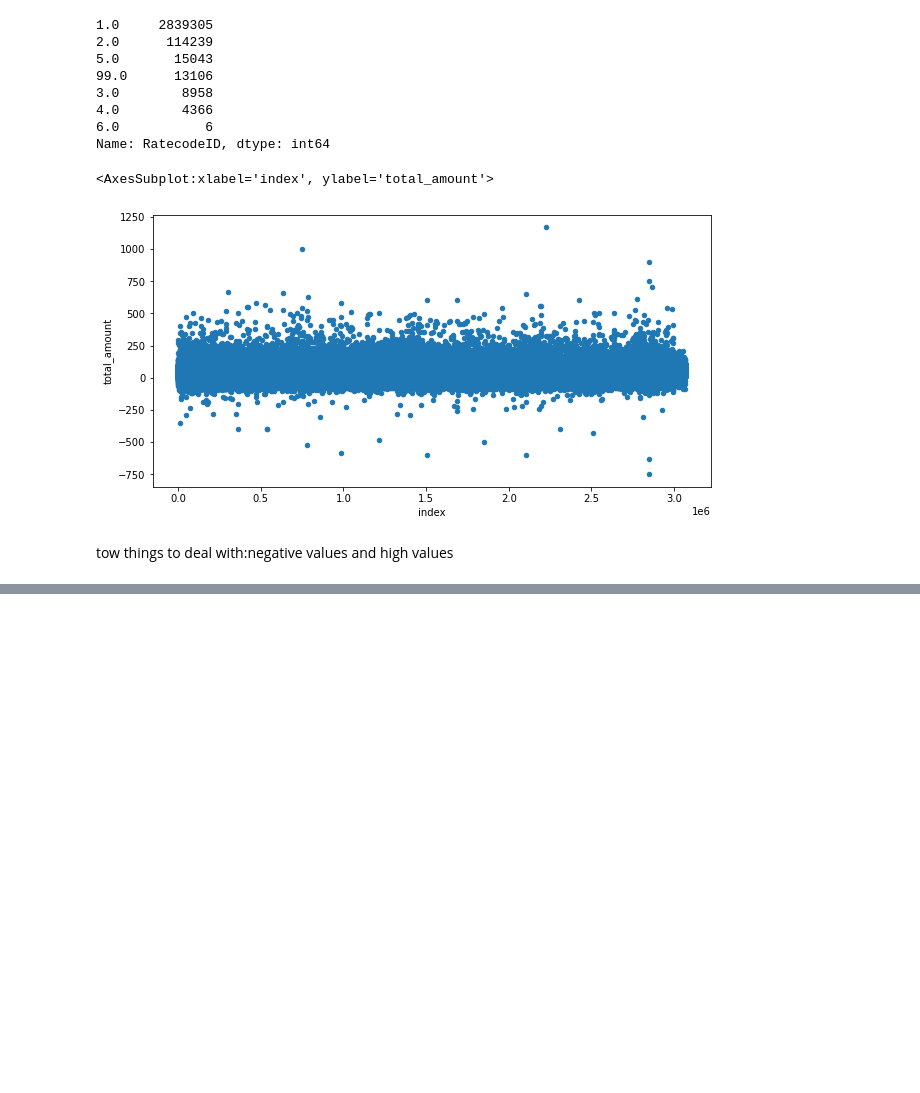
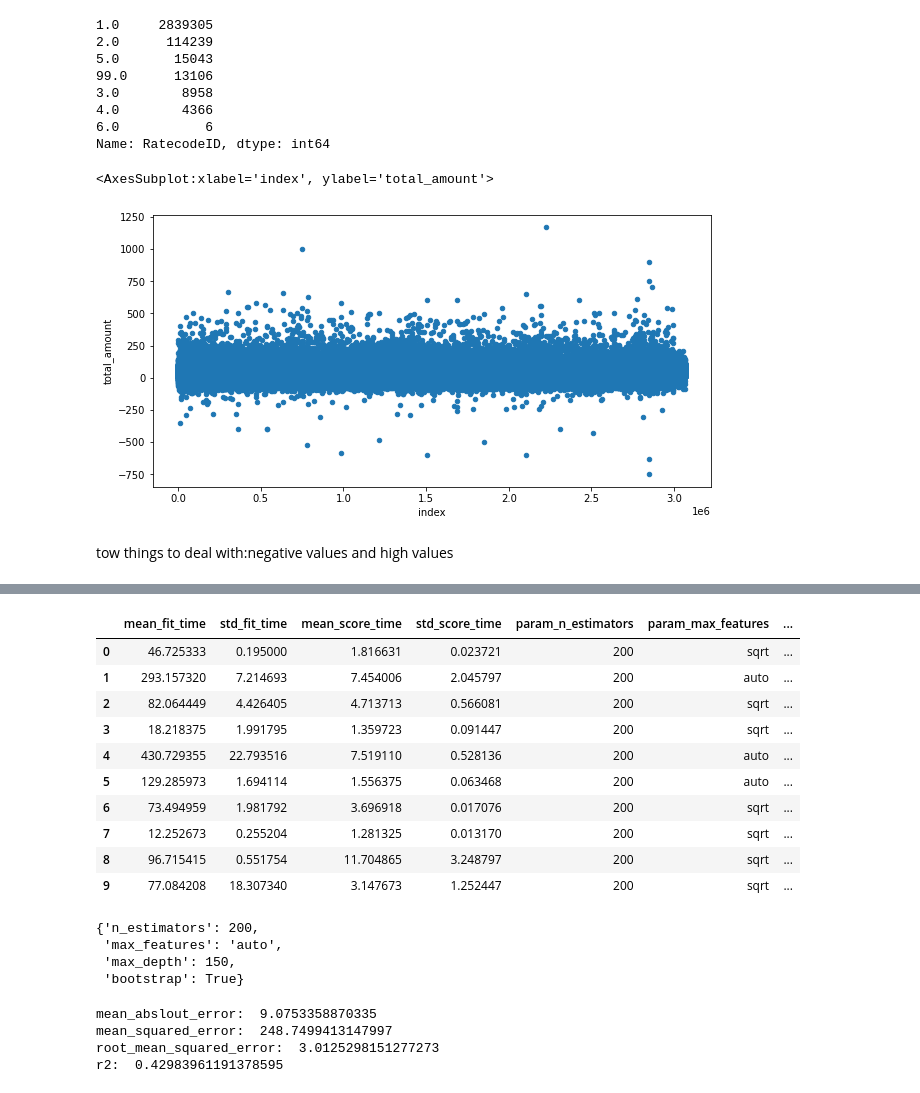
Before and after one commit to Talha-010/New-York-Taxi-Analysis, a Jupyter notebook: Main notebook.ipynb, the cells around one changed output, grey strips where cells are left out. Drawn from its saved outputs; the diff is of its cells as text; code cells hidden in the pictures; blank space fills up the shorter version.

```diff
--- a/Main notebook.ipynb
+++ b/Main notebook.ipynb
@@ -75,0 +631,5 @@ tow things to deal with:negative values and high values
+# %%
+from sklearn.tree import DecisionTreeRegressor
+
+tree=DecisionTreeRegressor(max_depth=10)
+tree.fit(x_train,y_train)
@@ -75,0 +655,6 @@ tow things to deal with:negative values and high values
+# %%
+
+from sklearn.ensemble import  RandomForestRegressor
+
+random_model = RandomForestRegressor()
+random_model.fit(x_train,y_train)
@@ -75,0 +677,5 @@ tow things to deal with:negative values and high values
+# %%
+from sklearn.ensemble import GradientBoostingRegressor
+
+grad_model = GradientBoostingRegressor()
+grad_model.fit(x_train,y_train)
@@ -75,0 +700,17 @@ tow things to deal with:negative values and high values
+# %%
+from sklearn.model_selection import RandomizedSearchCV
+
+params_grid={
+    'n_estimators':[int(x)for x in np.linspace(start=200, stop=200, num=10) ],
+    'max_features':['auto','sqrt'],
+    'max_depth':[10,20,50,100,150,200,300,500],
+    'bootstrap':[True, False]
+}
+
+
+
+rf= RandomForestRegressor()
+
+rf_Random= RandomizedSearchCV(estimator=rf,param_distributions= params_grid,n_iter=10,cv=3,random_state=12,verbose=2,n_jobs=-1)
+
+rf_Random.fit(x_train,y_train)
@@ -75,0 +745,38 @@ tow things to deal with:negative values and high values
+# %%
+performances = pd.DataFrame.from_dict(rf_Random.cv_results_)
+performances
+# %% [output]
+|  | mean_fit_time | std_fit_time | mean_score_time | std_score_time | param_n_estimators | param_max_features | ... |
+| 0 | 46.725333 | 0.195000 | 1.816631 | 0.023721 | 200 | sqrt | ... |
+| 1 | 293.157320 | 7.214693 | 7.454006 | 2.045797 | 200 | auto | ... |
+| 2 | 82.064449 | 4.426405 | 4.713713 | 0.566081 | 200 | sqrt | ... |
+| 3 | 18.218375 | 1.991795 | 1.359723 | 0.091447 | 200 | sqrt | ... |
+| 4 | 430.729355 | 22.793516 | 7.519110 | 0.528136 | 200 | auto | ... |
+| 5 | 129.285973 | 1.694114 | 1.556375 | 0.063468 | 200 | auto | ... |
+| 6 | 73.494959 | 1.981792 | 3.696918 | 0.017076 | 200 | sqrt | ... |
+| 7 | 12.252673 | 0.255204 | 1.281325 | 0.013170 | 200 | sqrt | ... |
+| 8 | 96.715415 | 0.551754 | 11.704865 | 3.248797 | 200 | sqrt | ... |
+| 9 | 77.084208 | 18.307340 | 3.147673 | 1.252447 | 200 | sqrt | ... |
+# %%
+rf_Random.best_params_
+# %% [output]
+{'n_estimators': 200,
+ 'max_features': 'auto',
+ 'max_depth': 150,
+ 'bootstrap': True}
+# %%
+best_model=RandomForestRegressor(n_estimators=200,max_features='auto',max_depth=150,bootstrap=True)
+best_model.fit(x_train,y_train)
+
+
+y_pred=best_model.predict(x_test)
+
+print('mean_abslout_error: ',mean_absolute_error(y_test,y_pred))
+print('mean_squared_error: ',mean_squared_error(y_test,y_pred))
+print('root_mean_squared_error: ',sqrt(mean_absolute_error(y_test,y_pred)))
+print('r2: ',r2_score(y_test,y_pred))
+# %% [output]
+mean_abslout_error:  9.0753358870335
+mean_squared_error:  248.7499413147997
+root_mean_squared_error:  3.0125298151277273
+r2:  0.42983961191378595
```
Also changed, not shown: parts of 82 cells of this notebook, 1 other file.
